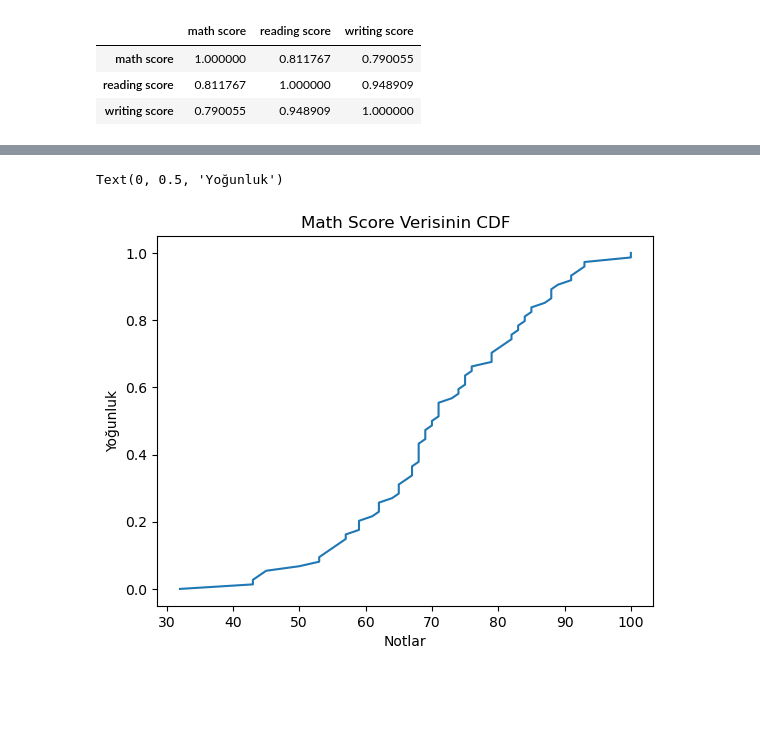
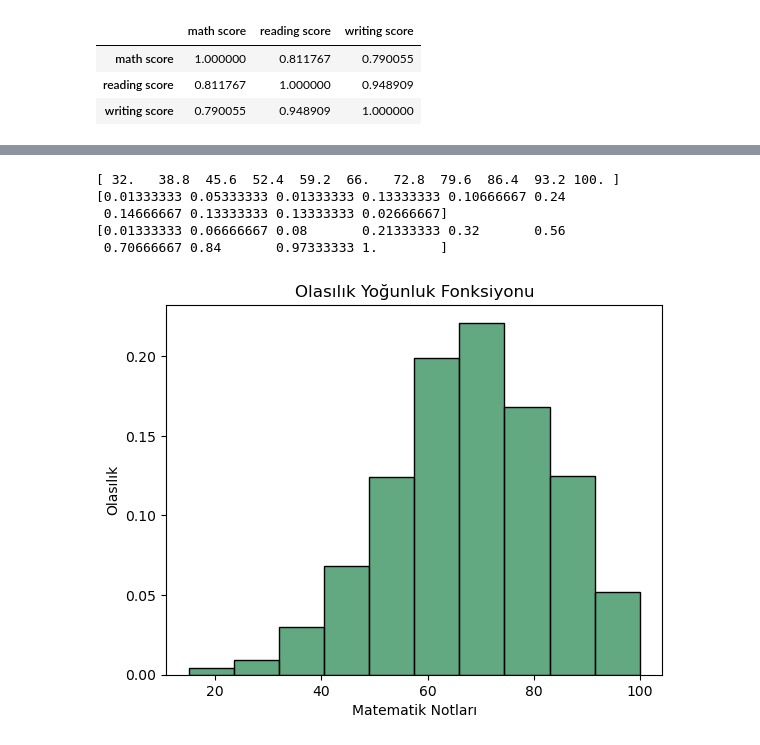
Before and after one commit to temetNoscee/20040101006_Eda--pek_Sanl-_BM_VM, a Jupyter notebook: VM.ipynb, the cells around one changed output, grey strips where cells are left out. Saved outputs shown, nothing was run; the diff lists cells and outputs as text; code cells hidden in the pictures; blank space fills up the shorter version.

```diff
--- a/VM.ipynb
+++ b/VM.ipynb
@@ -141,16 +121,41 @@ plt.figure(figsize=(10, 4))
-# %%
-data=df[df['parental level of education'] == education_types[4]]['math score']
-
-x = np.sort(data)
-
-# #calculate CDF values
-y = 1. * np.arange(len(data)) / (len(data) - 1)
-
-#plot CDF
-plt.plot(x, y)
-plt.title('Math Score Verisinin CDF')
-plt.xlabel('Notlar')
-plt.ylabel('Yoğunluk')
-# %% [output]
-Text(0, 0.5, 'Yoğunluk')
-[figure, removed]
+# %%
+mu = 71.026667	  # Ortalama
+sigma = 14.189807	# Standart sapma
+x = np.linspace(20,120,100)
+
+pdf = 1 / (np.sqrt(2 * np.pi * sigma ** 2)) * np.exp(-((x - mu) ** 2) / (2 * sigma ** 2))
+
+cumulative_sum = np.cumsum(pdf)
+
+
+
+
+
+data = df[df['parental level of education'] == education_types[4]]['math score']
+
+# getting data of the histogram
+count, bins_count = np.histogram(data, bins=10)
+print(bins_count)
+# finding the PDF of the histogram using count values
+pdf = count / sum(count)
+cdf = np.cumsum(pdf)
+print(pdf)
+print(cdf)
+# %% [output]
+[ 32.   38.8  45.6  52.4  59.2  66.   72.8  79.6  86.4  93.2 100. ]
+[0.01333333 0.05333333 0.01333333 0.13333333 0.10666667 0.24
+ 0.14666667 0.13333333 0.13333333 0.02666667]
+[0.01333333 0.06666667 0.08       0.21333333 0.32       0.56
+ 0.70666667 0.84       0.97333333 1.        ]
+# %%
+data=df['math score'].astype(int)
+sns.histplot(data, bins=10, stat='probability',color='seagreen')
+
+plt.xlabel('Matematik Notları')
+plt.ylabel('Olasılık')
+plt.title('Olasılık Yoğunluk Fonksiyonu')
+
+plt.show()
+#[df['parental level of education'] == education_types[4]]
+# %% [output]
+[figure, added]
```
Also changed, not shown: parts of 28 cells of this notebook.
